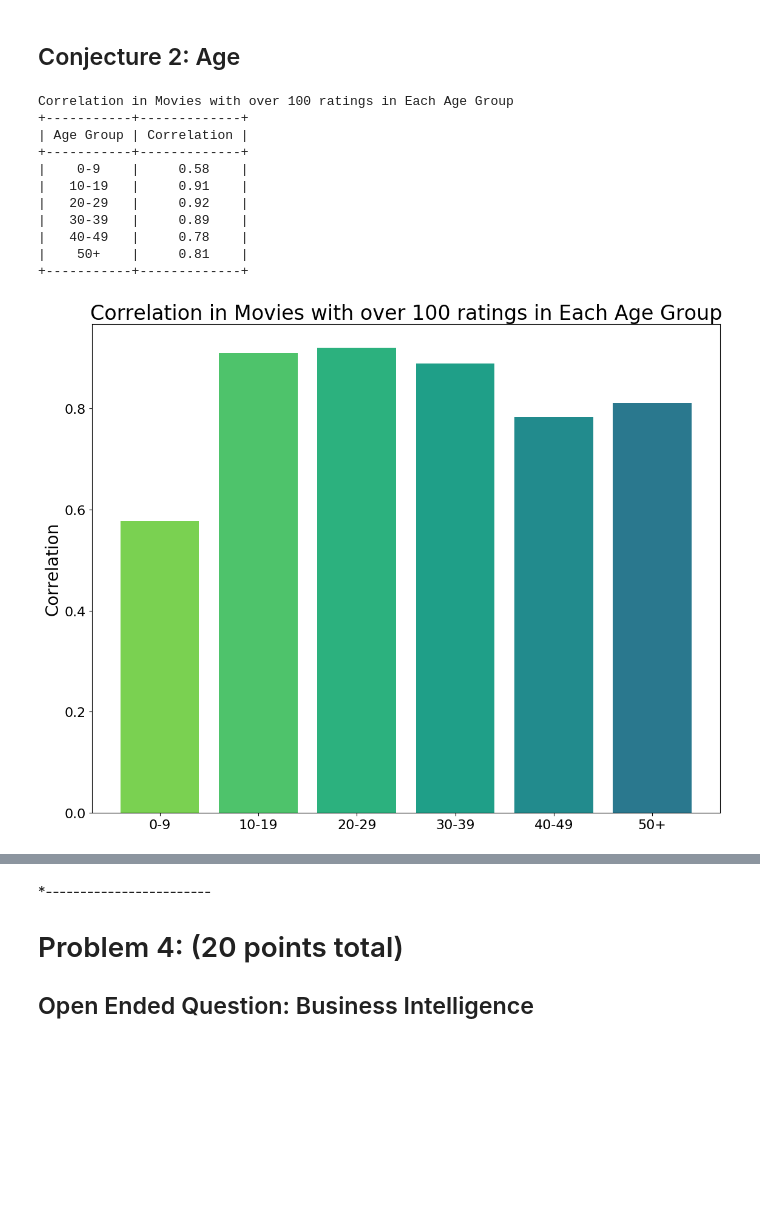
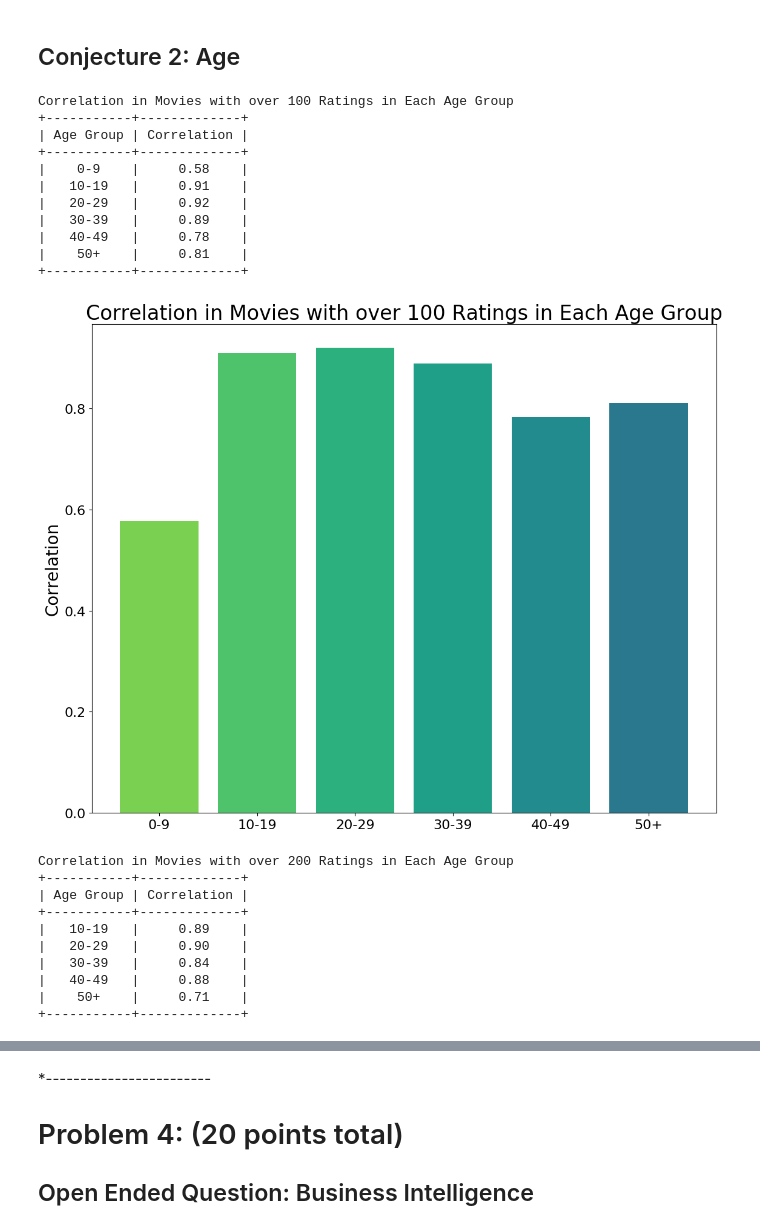
Before and after one commit to DS501-17Fall/Project-02, a Jupyter notebook: CaseStudy2.ipynb, the cells around one changed output, grey strips where cells are left out. Cells and saved outputs as stored; diff of their text form; code cells hidden in the pictures; blank space fills up the shorter version.

```diff
--- a/CaseStudy2.ipynb
+++ b/CaseStudy2.ipynb
@@ -774,7 +842,7 @@ occupations = ("other", "academic/educator", "artist", "clerical/admin", "colleg
                "tradesman/craftsman", "unemployed", "writer")
 
 plt.figure(figsize=(12,9), dpi=100)
-cm = plt.cm.get_cmap('magma')
+cm = plt.cm.get_cmap('viridis')
 n, bins, patches = plt.hist(data.Occupation, bins=50,orientation="horizontal")
 bin_centers = 0.5 * (bins[:-1] + bins[1:])
 col = bin_centers - min(bin_centers)
@@ -798,7 +866,7 @@ rate_1 = data[data.Rating==1]
 rate_5 = data[data.Rating==5]
 
 plt.figure(figsize=(12,9), dpi=100)
-cm = plt.cm.get_cmap('magma')
+cm = plt.cm.get_cmap('viridis')
 n, bins, patches = plt.hist(data.Occupation, bins=50,orientation="horizontal", alpha = 0.4)
 bin_centers = 0.5 * (bins[:-1] + bins[1:])
 col = bin_centers - min(bin_centers)
@@ -806,7 +874,7 @@ col /= max(col)
 for c, p in zip(col, patches):
     plt.setp(p, 'facecolor', cm(c))
 
-cm = plt.cm.get_cmap('magma')
+cm = plt.cm.get_cmap('viridis')
 n, bins, patches = plt.hist(rate_5.Occupation, bins=50,orientation="horizontal")
 bin_centers = 0.5 * (bins[:-1] + bins[1:])
 col = bin_centers - min(bin_centers)
@@ -824,7 +892,7 @@ plt.savefig('images/P2-C3-Occupation_5_star.png')
 plt.show()
 
 plt.figure(figsize=(12,9), dpi=100)
-cm = plt.cm.get_cmap('magma')
+cm = plt.cm.get_cmap('viridis')
 n, bins, patches = plt.hist(data.Occupation, bins=50,orientation="horizontal", alpha = 0.4)
 bin_centers = 0.5 * (bins[:-1] + bins[1:])
 col = bin_centers - min(bin_centers)
@@ -832,7 +900,7 @@ col /= max(col)
 for c, p in zip(col, patches):
     plt.setp(p, 'facecolor', cm(c))
 
-cm = plt.cm.get_cmap('magma')
+cm = plt.cm.get_cmap('viridis')
 n, bins, patches = plt.hist(rate_1.Occupation, bins=50,orientation="horizontal")
 bin_centers = 0.5 * (bins[:-1] + bins[1:])
 col = bin_centers - min(bin_centers)
@@ -1124,0 +1214,28 @@ Correlation in movies with over 1000 ratings
+# %%
+plt.figure(figsize=(12, 9), dpi=100)
+
+genres_df = filter_data(data, 200, 500)
+cor_dict = {}
+for genre in genres_list:
+    cor_dict[genre] = get_correlation(data, genres_df, genre)
+plt.barh(range(len(cor_dict)), cor_dict.values(), align='center', color='r', alpha=0.5)
+
+genres_df = filter_data(data,500)
+cor_dict = {}
+for genre in genres_list:
+    cor_dict[genre] = get_correlation(data, genres_df, genre, print_table=True)
+plt.barh(range(len(cor_dict)), cor_dict.values(), align='center', color='b', alpha=0.5)
+
+
+red_patch = mpatches.Patch(color='r', alpha=0.5,label='Movies with 200~500 Rating')
+blue_patch = mpatches.Patch(color='b', alpha=0.5,label='Movies with 500+ Rating')
+plt.legend(handles=[red_patch, blue_patch], fontsize=16, bbox_to_anchor=(0.7, 1))
+plt.yticks(range(len(cor_dict.keys())), cor_dict.keys())
+plt.xlabel('Correlation', fontsize=20)
+plt.xticks(fontsize=16)
+plt.yticks(fontsize=16)
+plt.xlim(0.5, 1)
+plt.title('Correlation Comparison', fontsize=24)
+plt.tight_layout()
+plt.savefig('images/P3-C1-Cor_Genre_Comp.png')
+plt.show()
@@ -1160,7 +1286,7 @@ def print_table(dict, title='Correlation'):
 def draw_bar(labels, values, title=None, save_path=None, colormap='viridis_r'):
     plt.figure(figsize=(12, 9), dpi=100)
     cm = plt.cm.get_cmap(colormap)
-    colors = [cm(i) for i in np.linspace(0.2, 0.6, len(age_group))]
+    colors = [cm(i) for i in np.linspace(0.2, 0.6, len(values))]
     plt.bar(range(len(values)), values, align='center', color=colors)
     plt.xticks(range(len(labels)), labels)
     plt.ylabel('Correlation', fontsize=20)
@@ -1177,34 +1303,44 @@ def draw_bar(labels, values, title=None, save_path=None, colormap='viridis_r'):
 def age_correlation(data, minimum=None, title=None, save_path=None, colormap='viridis_r'):
     cor_dict = {}
     data['Age-group'] = data.apply(lambda row: layer_age(row), axis=1)
     grouped_data = data.groupby('Age-group')
     for index, df in grouped_data:
         count = df.groupby('MovieID').size()
         if minimum is not None:
             index_filter = count.index[count > minimum]
         else:
             index_filter = count.index
         filtered_data = data[data.MovieID.isin(index_filter)]
         mean_rating = filtered_data.pivot_table('Rating', index='MovieID', columns='Gender')
         if len(mean_rating) == 0:
             continue
         cor_dict[index] = get_correlation(mean_rating)
     print_table(cor_dict, title)
     draw_bar(cor_dict.keys(), cor_dict.values(), title, save_path, colormap)
 
 
-age_correlation(data, minimum=100, title='Correlation in Movies with over 100 ratings in Each Age Group',
-                save_path='images/P3-C2-Cor_Age_100')
+age_correlation(data, minimum=100, title='Correlation in Movies with over 100 Ratings in Each Age Group',save_path='images/P3-C2-Cor_Age_100')
+age_correlation(data, minimum=200, title='Correlation in Movies with over 200 Ratings in Each Age Group',save_path='images/P3-C2-Cor_Age_200')
 # %% [output]
-Correlation in Movies with over 100 ratings in Each Age Group
+Correlation in Movies with over 100 Ratings in Each Age Group
 +-----------+-------------+
 | Age Group | Correlation |
 +-----------+-------------+
 |    0-9    |     0.58    |
 |   10-19   |     0.91    |
 |   20-29   |     0.92    |
 |   30-39   |     0.89    |
 |   40-49   |     0.78    |
 |    50+    |     0.81    |
 +-----------+-------------+
-[figure, old version]
+[figure, new version]
+Correlation in Movies with over 200 Ratings in Each Age Group
++-----------+-------------+
+| Age Group | Correlation |
++-----------+-------------+
+|   10-19   |     0.89    |
+|   20-29   |     0.90    |
+|   30-39   |     0.84    |
+|   40-49   |     0.88    |
+|    50+    |     0.71    |
++-----------+-------------+
```
Also changed, not shown: parts of 21 cells of this notebook, 45 other files.
